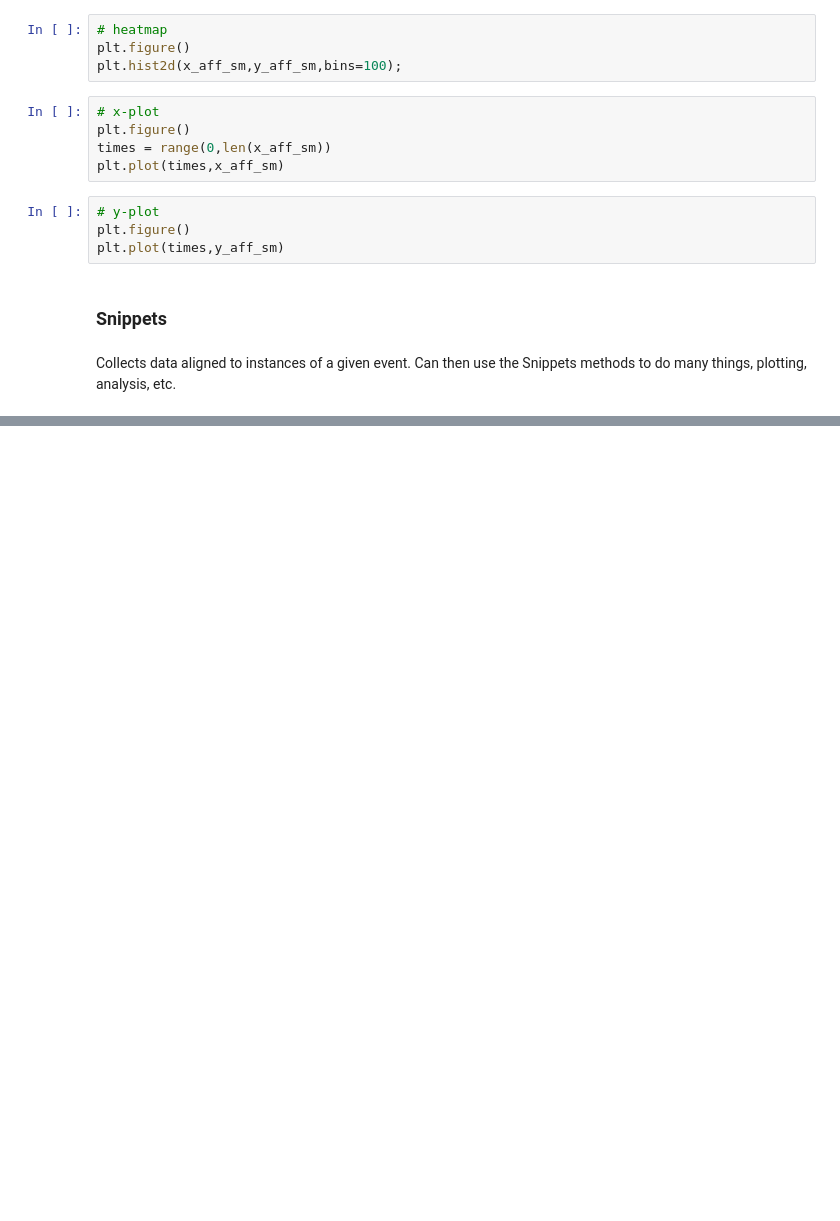
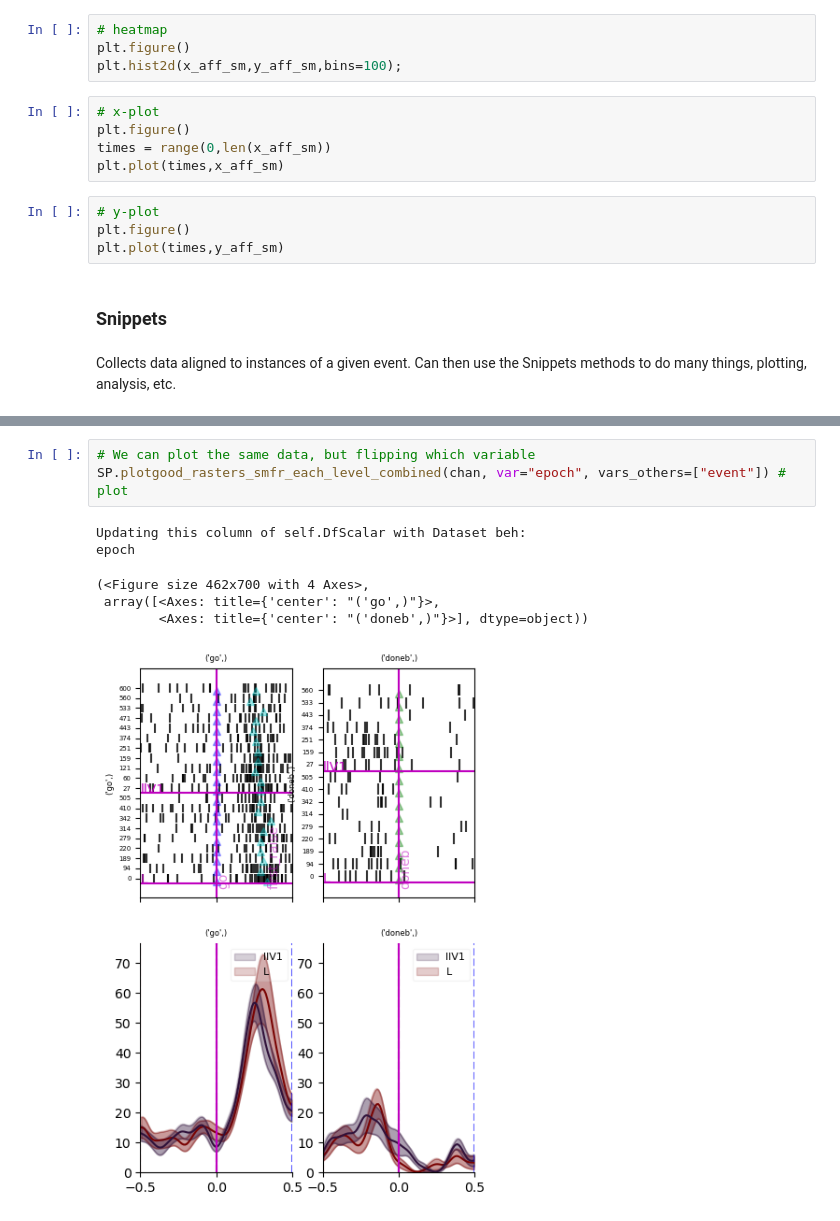
Before and after one commit to lucast4/neuralmonkey, a Jupyter notebook: neuralmonkey/notebooks/230627_neural_preprocessing_tutorial.ipynb, the cells around one changed output, grey strips where cells are left out. Cells and saved outputs as stored; diff of their text form; blank space fills up the shorter version.

```diff
--- a/neuralmonkey/notebooks/230627_neural_preprocessing_tutorial.ipynb
+++ b/neuralmonkey/notebooks/230627_neural_preprocessing_tutorial.ipynb
@@ -192,0 +327,10 @@ Collects data aligned to instances of a given event. Can then use the Snippets m
+# %%
+# We can plot the same data, but flipping which variable
+SP.plotgood_rasters_smfr_each_level_combined(chan, var="epoch", vars_others=["event"]) # plot
+# %% [output]
+Updating this column of self.DfScalar with Dataset beh:
+epoch
+(<Figure size 462x700 with 4 Axes>,
+ array([<Axes: title={'center': "('go',)"}>,
+        <Axes: title={'center': "('doneb',)"}>], dtype=object))
+[figure, added]
```
Also changed, not shown: parts of 14 cells of this notebook, 2 other files.
